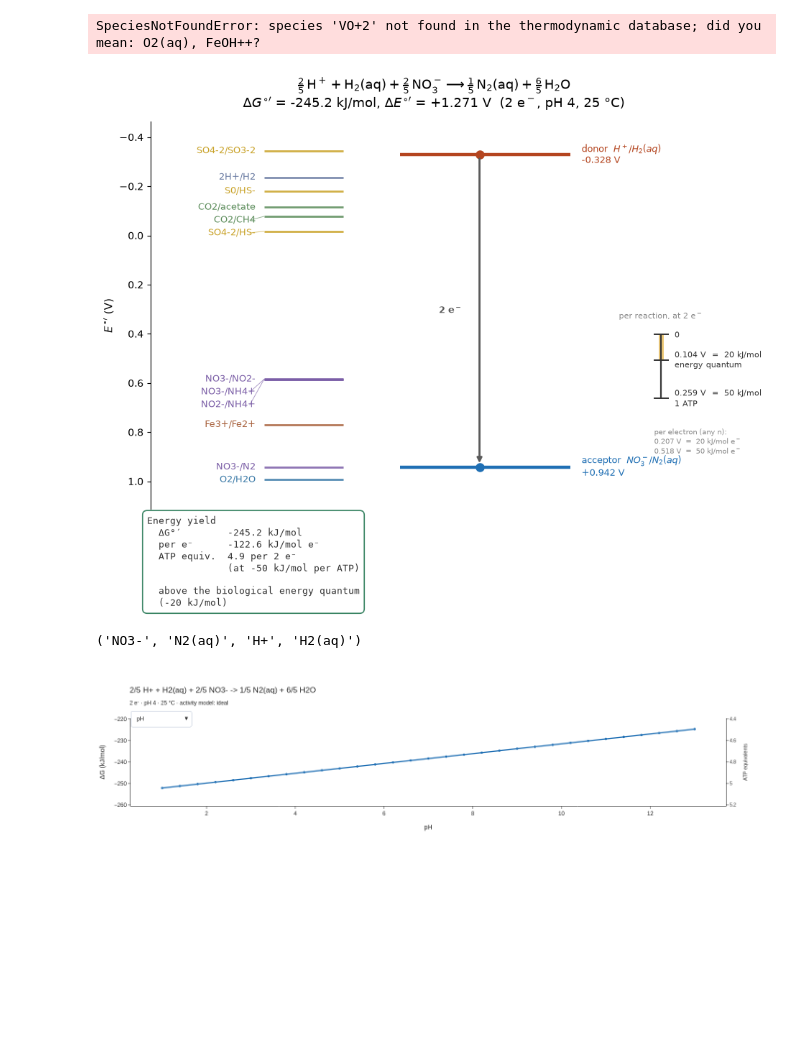
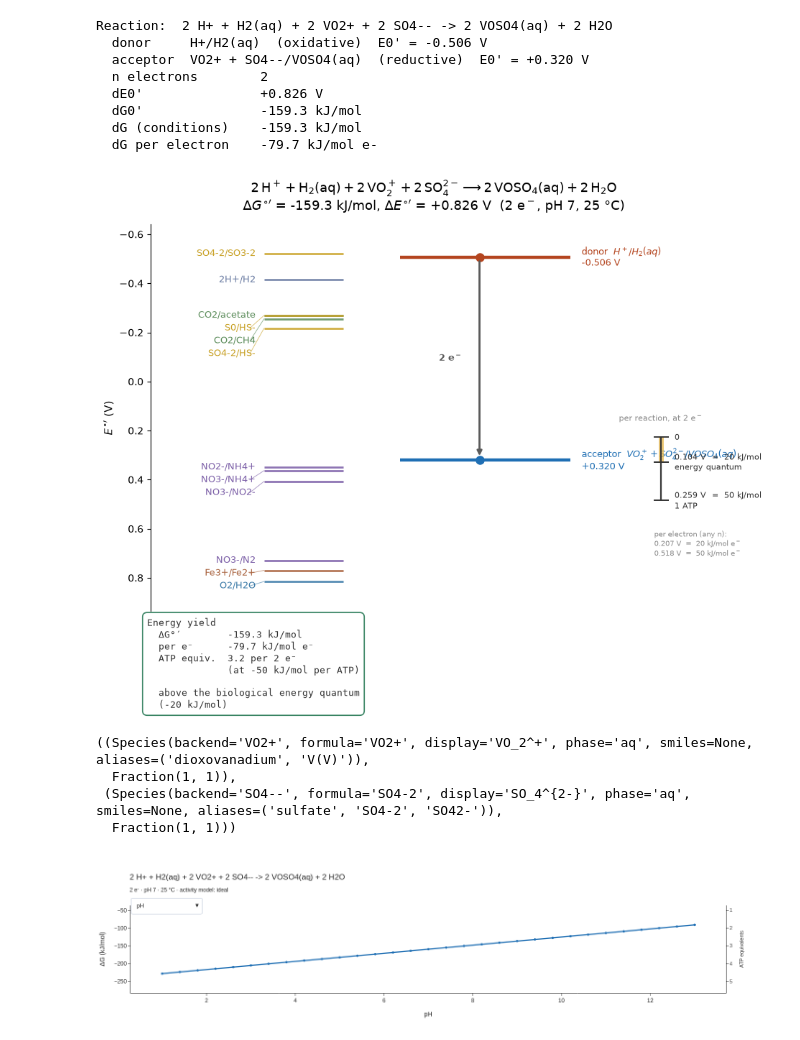
Before and after one commit to JamesRH/microbial_thermo, a Jupyter notebook: notebooks/tmp.ipynb, the cells around one changed output. Drawn from its saved outputs; the diff is of its cells as text; code cells hidden in the pictures; blank space fills up the shorter version.

```diff
--- a/notebooks/tmp.ipynb
+++ b/notebooks/tmp.ipynb
@@ -13,33 +11,46 @@ entry = supplemental_species()["NH2OH(aq)"]
 # %%
-EQUATION = "VO+2 + SO42− + H2 -> VOSO4(aq)"
+from microbial_thermo.reaction import Couple, Reaction
+
 conditions = mt.Conditions(temperature_c=25.0, pH=7)
-reaction = mt.Reaction.from_equation(EQUATION, conditions=conditions)
+
+reaction = Reaction.from_couples(
+    donor=Couple.make("H2(aq)", "H+"),
+    acceptor=Couple.make(["VOSO4(aq)"], ["VO2+", "SO4-2"], key_element="V"),
+    conditions=conditions,
+    normalize_to="integer",
+)
 print(reaction.summary())
 # %% [output]
-SpeciesNotFoundError: species 'VO+2' not found in the thermodynamic database; did you mean: O2(aq), FeOH++?
+Reaction:  2 H+ + H2(aq) + 2 VO2+ + 2 SO4-- -> 2 VOSO4(aq) + 2 H2O
+  donor     H+/H2(aq)  (oxidative)  E0' = -0.506 V
+  acceptor  VO2+ + SO4--/VOSO4(aq)  (reductive)  E0' = +0.320 V
+  n electrons        2
+  dE0'               +0.826 V
+  dG0'               -159.3 kJ/mol
+  dG (conditions)    -159.3 kJ/mol
+  dG per electron    -79.7 kJ/mol e-
 # %%
 p = plot_redox_tower(reaction)
 # %% [output]
-[figure, old version]
+[figure, new version]
+# %%
+Reaction:  2 H+ + H2(aq) + 2 VO2+ + 2 SO4-- -> 2 VOSO4(aq) + 2 H2O
+# %% [output]
+((Species(backend='VO2+', formula='VO2+', display='VO_2^+', phase='aq', smiles=None, aliases=('dioxovanadium', 'V(V)')),
+  Fraction(1, 1)),
+ (Species(backend='SO4--', formula='SO4-2', display='SO_4^{2-}', phase='aq', smiles=None, aliases=('sulfate', 'SO4-2', 'SO42-')),
+  Fraction(1, 1)))
 # %%
-reaction.acceptor_half.couple.oxidized.backend, \
-reaction.acceptor_half.couple.reduced.backend, \
-reaction.donor_half.couple.oxidized.backend, \
-reaction.donor_half.couple.reduced.backend
+Elist = [reaction.acceptor_half.couple.oxidized_side[0][0].backend,
+reaction.acceptor_half.couple.oxidized_side[1][0].backend,
+reaction.acceptor_half.couple.reduced.backend,
+reaction.donor_half.couple.reduced.backend]
-# %% [output]
-('NO3-', 'N2(aq)', 'H+', 'H2(aq)')
 # %%
 from microbial_thermo.sweep import concentration_axis, partial_pressure_axis, ph_axis
 
-axes = [
-    ph_axis(low=1.0, high=13.0, n=31),
-    concentration_axis(reaction.acceptor_half.couple.oxidized.backend),
-    concentration_axis(reaction.acceptor_half.couple.reduced.backend),
-    partial_pressure_axis(reaction.donor_half.couple.reduced.backend),
-    partial_pressure_axis(reaction.donor_half.couple.oxidized.backend),
-]
+axes = [ph_axis(low=1.0, high=13.0, n=31)] + [concentration_axis(E) for E in Elist]
 figure = plot_energy_explorer(reaction, axes=axes)
 
 figure.show()
 # %% [output]
-[figure, old version]
+[figure, new version]
```
Also changed, not shown: parts of 1 cell of this notebook, 1 other file.
